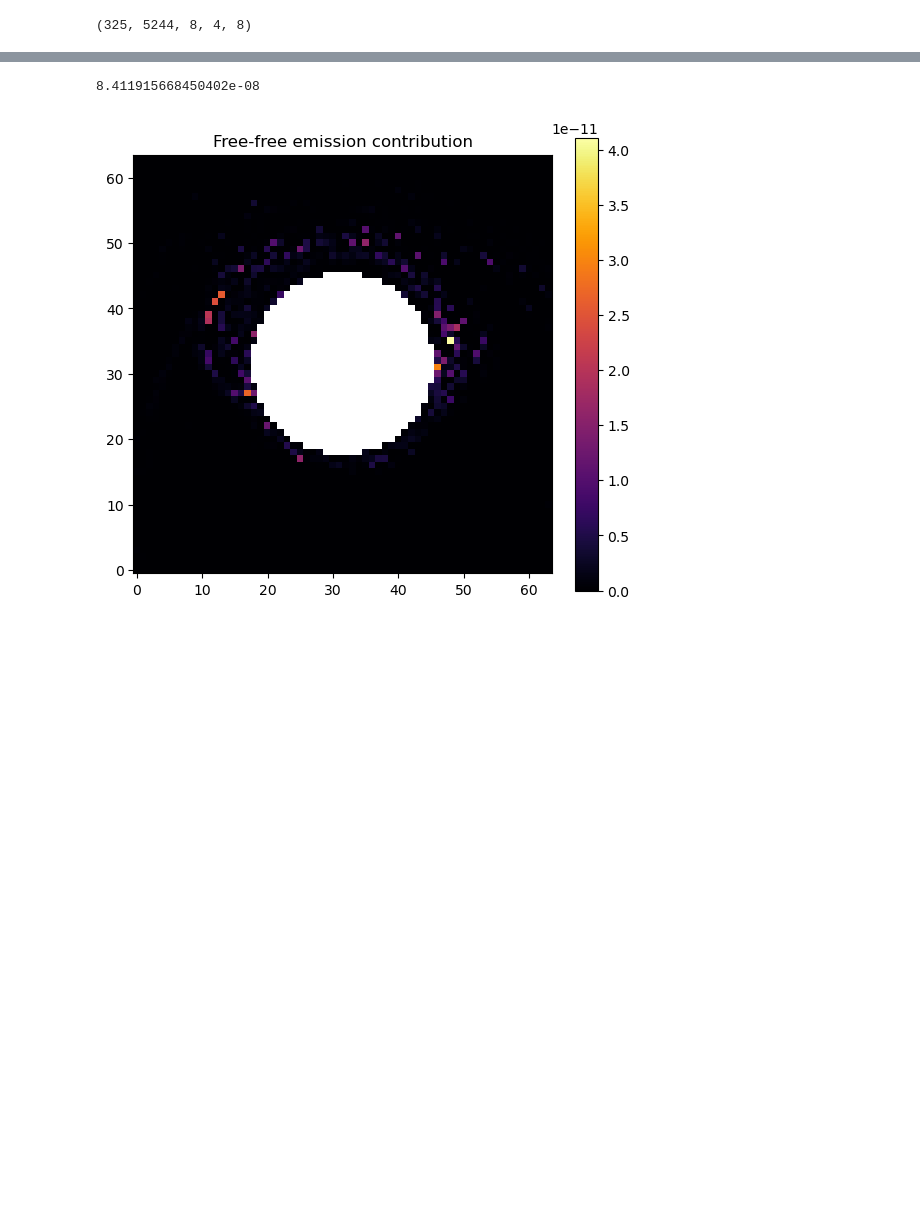
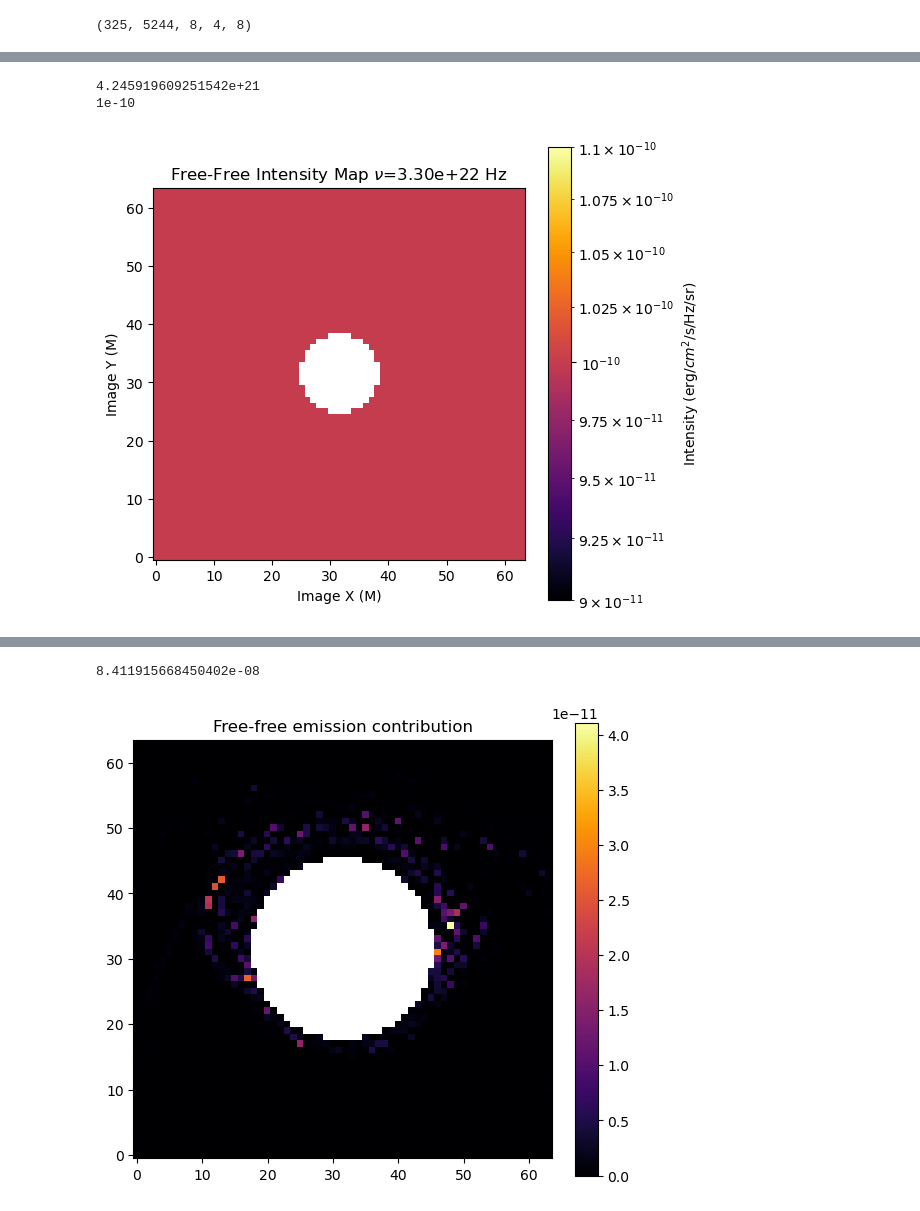
Before and after one commit to thomas-03/blacklight, a Jupyter notebook: scripts/explore.ipynb, the cells around one changed output, grey strips where cells are left out. Saved outputs shown, nothing was run; the diff lists cells and outputs as text; code cells hidden in the pictures; blank space fills up the shorter version.

```diff
--- a/scripts/explore.ipynb
+++ b/scripts/explore.ipynb
@@ -318,0 +337,21 @@ h
+# %%
+freq = len(frequencies)-3
+print(np.nanmean(i))
+print(np.nanmedian(i))
+# %% [output]
+4.245919609251542e+21
+1e-10
+# %%
+freq = len(frequencies)-2
+#print(np.argwhere(np.isnan(temp['I_nu'][freq])==False).shape)
+i = np.copy(hf['I_nu'][freq])
+#i'm going to have 1e-10 be the baseline min value
+i[i<1e-10]=1e-10
+plt.imshow(i,cmap='inferno', origin='lower', label="$\\nu$={0:.2e} Hz".format(frequencies[freq]), norm=colors.LogNorm(vmin=1e-10))
+plt.colorbar(label='Intensity (erg/$cm^2$/s/Hz/sr)')
+plt.title('Free-Free Intensity Map $\\nu$={0:.2e} Hz'.format(frequencies[freq]))
+plt.xlabel('Image X (M)')
+plt.ylabel('Image Y (M)')
+plt.show()
+# %% [output]
+[figure, added]
```
Also changed, not shown: parts of 33 cells of this notebook, 19 other files.
